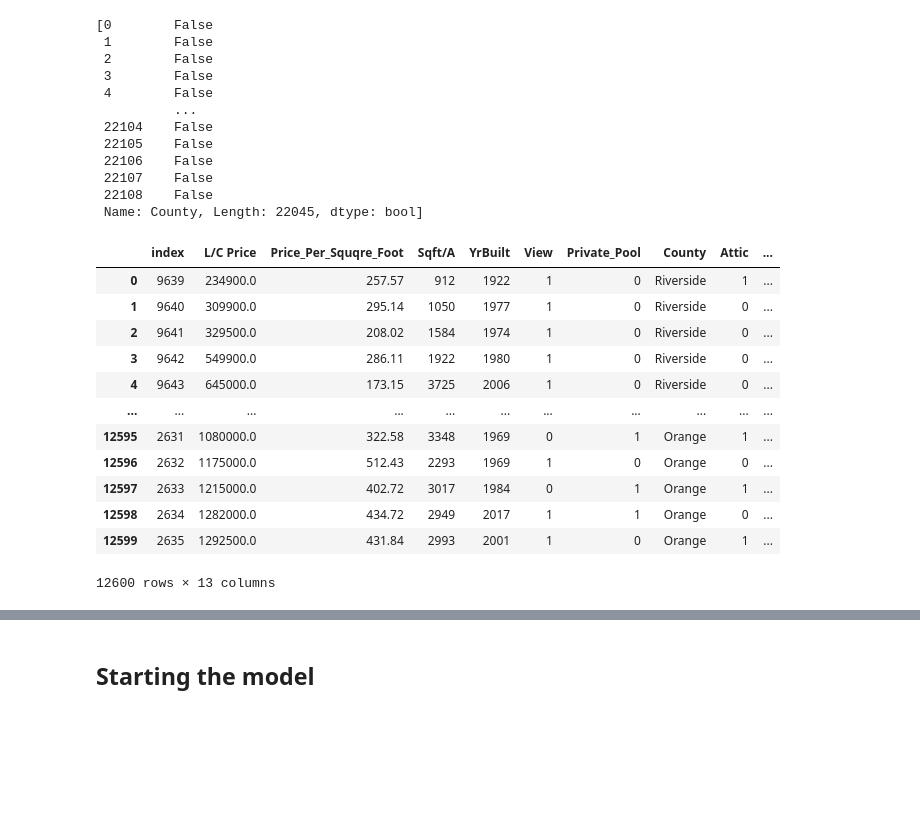
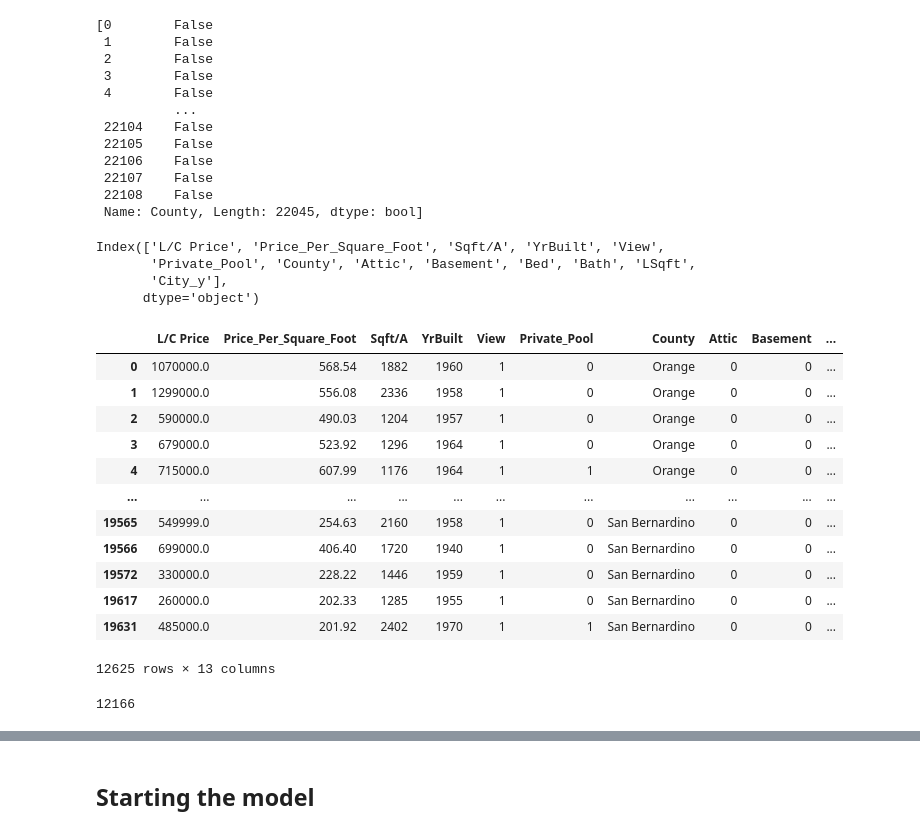
Before and after one commit to kamercado/Housing_Prices, a Jupyter notebook: ca_cleaned_data_and_model.ipynb, the cells around one changed output, grey strips where cells are left out. Drawn from its saved outputs; the diff is of its cells as text; code cells hidden in the pictures; blank space fills up the shorter version.

```diff
--- a/ca_cleaned_data_and_model.ipynb
+++ b/ca_cleaned_data_and_model.ipynb
@@ -105,0 +113,7 @@ Index(['L/C Price', 'Price_Per_Squqre_Foot', 'Sqft/A', 'YrBuilt', 'View',
+# %%
+clean_df.columns
+# %% [output]
+Index(['L/C Price', 'Price_Per_Square_Foot', 'Sqft/A', 'YrBuilt', 'View',
+       'Private_Pool', 'County', 'Attic', 'Basement', 'Bed', 'Bath', 'LSqft',
+       'City_y'],
+      dtype='object')
@@ -106,3 +122,19 @@ Index(['L/C Price', 'Price_Per_Squqre_Foot', 'Sqft/A', 'YrBuilt', 'View',
+# %%
+clean_df
+# %% [output]
+|  | L/C Price | Price_Per_Square_Foot | Sqft/A | YrBuilt | View | Private_Pool | County | Attic | Basement | ... |
+| 0 | 1070000.0 | 568.54 | 1882 | 1960 | 1 | 0 | Orange | 0 | 0 | ... |
+| 1 | 1299000.0 | 556.08 | 2336 | 1958 | 1 | 0 | Orange | 0 | 0 | ... |
+| 2 | 590000.0 | 490.03 | 1204 | 1957 | 1 | 0 | Orange | 0 | 0 | ... |
+| 3 | 679000.0 | 523.92 | 1296 | 1964 | 1 | 0 | Orange | 0 | 0 | ... |
+| 4 | 715000.0 | 607.99 | 1176 | 1964 | 1 | 1 | Orange | 0 | 0 | ... |
+| ... | ... | ... | ... | ... | ... | ... | ... | ... | ... | ... |
+| 19565 | 549999.0 | 254.63 | 2160 | 1958 | 1 | 0 | San Bernardino | 0 | 0 | ... |
+| 19566 | 699000.0 | 406.40 | 1720 | 1940 | 1 | 0 | San Bernardino | 0 | 0 | ... |
+| 19572 | 330000.0 | 228.22 | 1446 | 1959 | 1 | 0 | San Bernardino | 0 | 0 | ... |
+| 19617 | 260000.0 | 202.33 | 1285 | 1955 | 1 | 0 | San Bernardino | 0 | 0 | ... |
+| 19631 | 485000.0 | 201.92 | 2402 | 1970 | 1 | 1 | San Bernardino | 0 | 0 | ... |
+12625 rows × 13 columns
 # %%
 riverside = clean_df[clean_df.County == "Riverside"]
 los_angeles = clean_df[clean_df.County == "Los Angeles"]
@@ -113,20 +145,9 @@ CA = riverside.append(los_angeles)
 ca_df = CA.append(orange)
 # %%
 ca_df.reset_index()
+len(ca_df)
 # %% [output]
-|  | index | L/C Price | Price_Per_Squqre_Foot | Sqft/A | YrBuilt | View | Private_Pool | County | Attic | ... |
-| 0 | 9639 | 234900.0 | 257.57 | 912 | 1922 | 1 | 0 | Riverside | 1 | ... |
-| 1 | 9640 | 309900.0 | 295.14 | 1050 | 1977 | 1 | 0 | Riverside | 0 | ... |
-| 2 | 9641 | 329500.0 | 208.02 | 1584 | 1974 | 1 | 0 | Riverside | 0 | ... |
-| 3 | 9642 | 549900.0 | 286.11 | 1922 | 1980 | 1 | 0 | Riverside | 0 | ... |
-| 4 | 9643 | 645000.0 | 173.15 | 3725 | 2006 | 1 | 0 | Riverside | 0 | ... |
-| ... | ... | ... | ... | ... | ... | ... | ... | ... | ... | ... |
-| 12595 | 2631 | 1080000.0 | 322.58 | 3348 | 1969 | 0 | 1 | Orange | 1 | ... |
-| 12596 | 2632 | 1175000.0 | 512.43 | 2293 | 1969 | 1 | 0 | Orange | 0 | ... |
-| 12597 | 2633 | 1215000.0 | 402.72 | 3017 | 1984 | 0 | 1 | Orange | 1 | ... |
-| 12598 | 2634 | 1282000.0 | 434.72 | 2949 | 2017 | 1 | 1 | Orange | 0 | ... |
-| 12599 | 2635 | 1292500.0 | 431.84 | 2993 | 2001 | 1 | 0 | Orange | 1 | ... |
-12600 rows × 13 columns
+12166
 # %%
 county_rank = ca_df.loc[:,["L/C Price", "County"]]
 # %%
```
Also changed, not shown: parts of 50 cells of this notebook, 3 other files.
